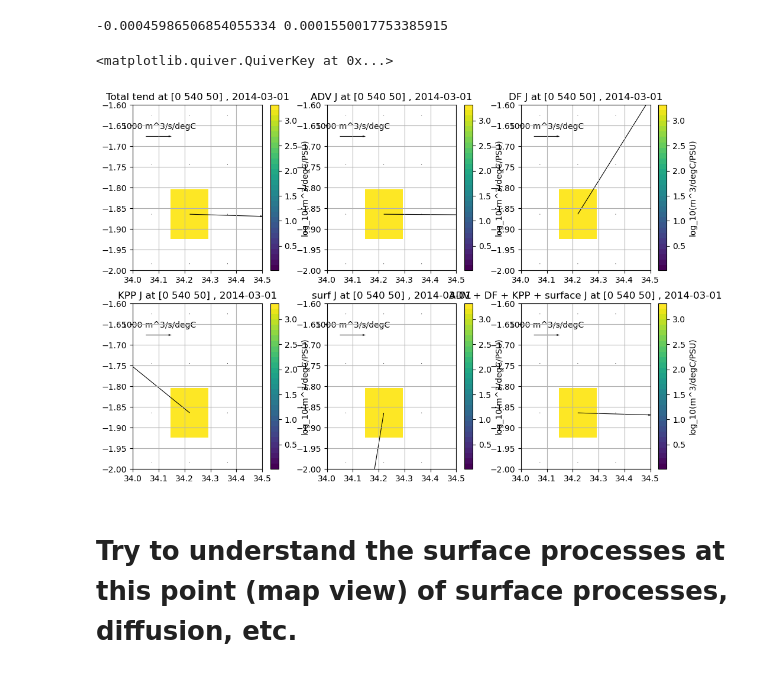
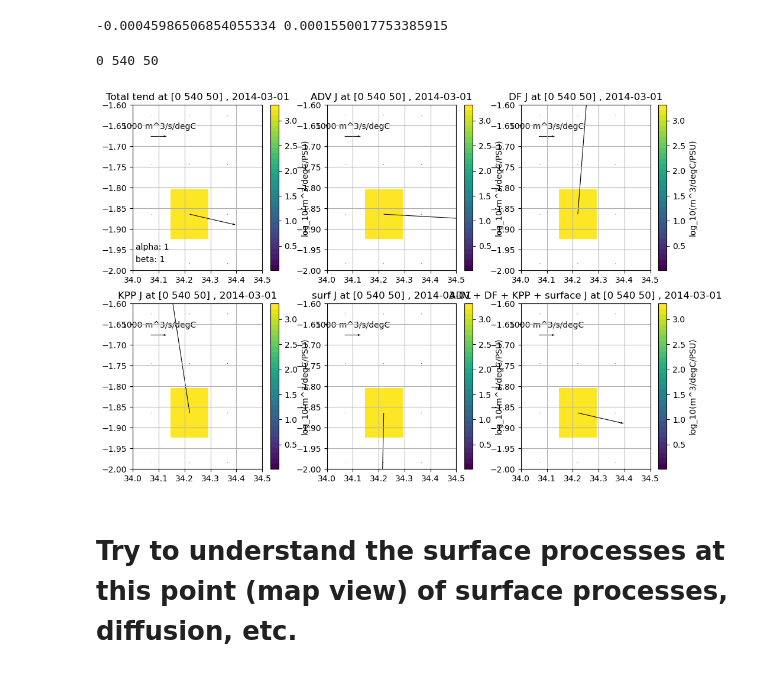
Before and after one commit to margaretmurakami/crios_backups, a Jupyter notebook: ASTE_270/Pemberton/Tendencies/single_cell_Jterms.ipynb, the cells around one changed output. Saved outputs shown, nothing was run; the diff lists cells and outputs as text; code cells hidden in the pictures.

```diff
--- a/ASTE_270/Pemberton/Tendencies/single_cell_Jterms.ipynb
+++ b/ASTE_270/Pemberton/Tendencies/single_cell_Jterms.ipynb
@@ -89,6 +89,7 @@ myparms = {
     'useNLFS': 4,
     'rStar': 2,
     'rhoconst': 1029,
+    'rhoconstFresh': 1000,
     'rcp': 1029 * 3994,    # reference seawater specific heat capacity (1029 kg/m^3) * (3994 J/kg K) = J/(m^3*degC)
     'rhoi': 910,
     'rhosn': 330,
@@ -403,15 +404,20 @@ budgOI['salthconv'] = (budgO['salthconv'] + budgI['salthconv'])
 file_name = 'budg2d_zflux_set1'
 meta_budg2d_zflux_set1 = parsemeta(dirIn + file_name + "." + tsstr[0] + ".meta")
 fldlist = np.array(meta_budg2d_zflux_set1["fldList"])
-varnames = np.array(["oceSPflx","SFLUX"])
+varnames = np.array(["oceSPflx","SFLUX",'oceFWflx','SIatmFW'])   # add in other terms to look at balance
 recs = np.array([])
 for var in varnames:
     irec = np.where(fldlist == var)
     recs = np.append(recs, irec[0][0])
-oceSPflx,its,meta = rdmds(os.path.join(dirIn, file_name),t2,returnmeta=True,rec=recs[0])
-SFLUX,its,meta = rdmds(os.path.join(dirIn, file_name),t2,returnmeta=True,rec=recs[1])
+oceSPflx,its,meta = rdmds(os.path.join(dirIn, file_name),t2,returnmeta=True,rec=recs[0])   # g/m^2/s
+SFLUX,its,meta = rdmds(os.path.join(dirIn, file_name),t2,returnmeta=True,rec=recs[1])      # g/m^2/s
+oceFWflx,its,meta = rdmds(os.path.join(dirIn, file_name),t2,returnmeta=True,rec=recs[2])   # kg/m^2/s
+SIatmFW,its,meta = rdmds(os.path.join(dirIn, file_name),t2,returnmeta=True,rec=recs[3])    # kg/m^2/s
+
 oceSPflx = oceSPflx.reshape(ny,nx)
 SFLUX = SFLUX.reshape(ny,nx)
+oceFWflx = oceFWflx.reshape(ny,nx)
+SIatmFW = SIatmFW.reshape(ny,nx)
 
 # read relax and salt mass
 file_name = "budg2d_zflux_set2"
@@ -1217,14 +1223,19 @@ print(SFLUX[y,x],oceSPflx[y,x])   # this is more negative for a sample point, he
 # print(SFLUX[y,x],oceSPflx[y,x])
 # %% [output]
 -0.00045986506854055334 0.0001550017753385915
+# %%
+print(z,y,x)
+# %% [output]
+0 540 50
 # %%
 # plot these on a figure to show the budgeted terms
-sfact = 8   # scale factor for x (PSU in denom, multiply out)
+alpha = 1
+beta = 1    # scale factor for x (PSU in denom, multiply out)
 arrow_length = 0.25     # for the sverdrup arrows
 step=2
 t = 0
 U = 1000
-scale = 5e3
+scale = 8e3
 
 # xlims = np.array([34,34.5])
 # ylims = np.array([-2,-1.7])
@@ -1238,7 +1249,7 @@ fig = plt.figure(figsize = (12,8))
 # add plot for total tendency for this square
 ax = plt.subplot(231)
 cb1 = ax.pcolormesh(Sbin, Tbin, np.log10(mesh_pt), cmap=cmap2, vmin=0.01)
-U1, V1 = JtermsS[0],JtermsT[0]/sfact
+U1, V1 = JtermsS[0]/alpha,JtermsT[0]/beta
 q1 = ax.quiver(Sbincent, Tbincent, U1, V1, width=0.005,scale=scale)
 plt.colorbar(cb1, label="log_10(m^3/degC/PSU)")
 ax.set_title("Total tend at [" + str(z) + " " + str(y) + " " + str(x) + "] , " + datetimes[0].strftime("%Y-%m-%d"))
@@ -1246,11 +1257,13 @@ ax.set_xlim(xlims)
 ax.set_ylim(ylims)
 ax.grid()
 ax.quiverkey(q1,X=0.2,Y=0.81,U = U,label=str(U) + " m^3/s/degC")
+ax.text(x=34.01,y = -1.95, s = "alpha: "+str(alpha))
+ax.text(x=34.01,y = -1.98, s = "beta: "+str(beta))
 
 # for ADV tendency for this square
 ax = plt.subplot(232)
 cb1 = ax.pcolormesh(Sbin, Tbin, np.log10(mesh_pt), cmap=cmap2, vmin=0.01)
-U1, V1 = JtermsS[1],JtermsT[1]/sfact
+U1, V1 = JtermsS[1]/alpha,JtermsT[1]/beta
 q1 = ax.quiver(Sbincent, Tbincent, U1, V1, width=0.005,scale=scale)
 plt.colorbar(cb1, label="log_10(m^3/degC/PSU)")
 ax.set_title("ADV J at [" + str(z) + " " + str(y) + " " + str(x) + "] , " + datetimes[0].strftime("%Y-%m-%d"))
@@ -1262,7 +1275,7 @@ ax.quiverkey(q1,X=0.2,Y=0.81,U = U,label=str(U) + " m^3/s/degC")
 # for DF tendency for this square
 ax = plt.subplot(233)
 cb1 = ax.pcolormesh(Sbin, Tbin, np.log10(mesh_pt), cmap=cmap2, vmin=0.01)
-U1, V1 = JtermsS[2],JtermsT[2]/sfact
+U1, V1 = JtermsS[2]/alpha,JtermsT[2]/beta
 q1 = ax.quiver(Sbincent, Tbincent, U1, V1, width=0.005,scale=scale)
 plt.colorbar(cb1, label="log_10(m^3/degC/PSU)")
 ax.set_title("DF J at [" + str(z) + " " + str(y) + " " + str(x) + "] , " + datetimes[0].strftime("%Y-%m-%d"))
@@ -1274,43 +1287,42 @@ ax.quiverkey(q1,X=0.2,Y=0.81,U = U,label=str(U) + " m^3/s/degC")
 # for KPP tendency for this square
 ax = plt.subplot(234)
 cb1 = ax.pcolormesh(Sbin, Tbin, np.log10(mesh_pt), cmap=cmap2, vmin=0.01)
-U1, V1 = JtermsS[3],JtermsT[3]/sfact
+U1, V1 = JtermsS[3]/alpha,JtermsT[3]/beta
 q1 = ax.quiver(Sbincent, Tbincent, U1, V1, width=0.005,scale=scale)
 plt.colorbar(cb1, label="log_10(m^3/degC/PSU)")
 ax.set_title("KPP J at [" + str(z) + " " + str(y) + " " + str(x) + "] , " + datetimes[0].strftime("%Y-%m-%d"))
 ax.set_xlim(xlims)
 ax.set_ylim(ylims)
 ax.grid()
 ax.quiverkey(q1,X=0.2,Y=0.81,U = U,label=str(U) + " m^3/s/degC")
 
 # for surface tendency for this square
 ax = plt.subplot(235)
 cb1 = ax.pcolormesh(Sbin, Tbin, np.log10(mesh_pt), cmap=cmap2, vmin=0.01)
-U1, V1 = JtermsS[4],JtermsT[4]/sfact
+U1, V1 = JtermsS[4]/alpha,JtermsT[4]/beta
 q1 = ax.quiver(Sbincent, Tbincent, U1, V1, width=0.005,scale=scale)
 plt.colorbar(cb1, label="log_10(m^3/degC/PSU)")
 ax.set_title("surf J at [" + str(z) + " " + str(y) + " " + str(x) + "] , " + datetimes[0].strftime("%Y-%m-%d"))
 ax.set_xlim(xlims)
 ax.set_ylim(ylims)
 ax.grid()
 ax.quiverkey(q1,X=0.2,Y=0.81,U = U,label=str(U) + " m^3/s/degC")
 
 # for total tendency for this square from terms
 ax = plt.subplot(236)
 cb1 = ax.pcolormesh(Sbin, Tbin, np.log10(mesh_pt), cmap=cmap2, vmin=0.01)
-U1, V1 = (JtermsS[1] + JtermsS[2] + JtermsS[3] + JtermsS[4]),(JtermsT[1] + JtermsT[2] + JtermsT[3] + JtermsT[4])/sfact
+U1, V1 = (JtermsS[1] + JtermsS[2] + JtermsS[3] + JtermsS[4])/alpha,(JtermsT[1] + JtermsT[2] + JtermsT[3] + JtermsT[4])/beta
 q1 = ax.quiver(Sbincent, Tbincent, U1, V1, width=0.005,scale=scale)
 plt.colorbar(cb1, label="log_10(m^3/degC/PSU)")
 ax.set_title("ADV + DF + KPP + surface J at [" + str(z) + " " + str(y) + " " + str(x) + "] , " + datetimes[0].strftime("%Y-%m-%d"))
 ax.set_xlim(xlims)
 ax.set_ylim(ylims)
 ax.grid()
 ax.quiverkey(q1,X=0.2,Y=0.81,U = U,label=str(U) + " m^3/s/degC")
 
 # save the figure for this point
-# plt.savefig(path + "singlept_allJterms_Tfpt.png",dpi=300)
+plt.savefig(path + "singlept_allJterms_Tfpt.png",dpi=300)
 # %% [output]
-<matplotlib.quiver.QuiverKey at 0x...>
-[figure, old version]
+[figure, new version]
 # %% [markdown]
 # Try to understand the surface processes at this point (map view) of surface processes, diffusion, etc.
```
Also changed, not shown: parts of 58 cells of this notebook, 19 other files.
